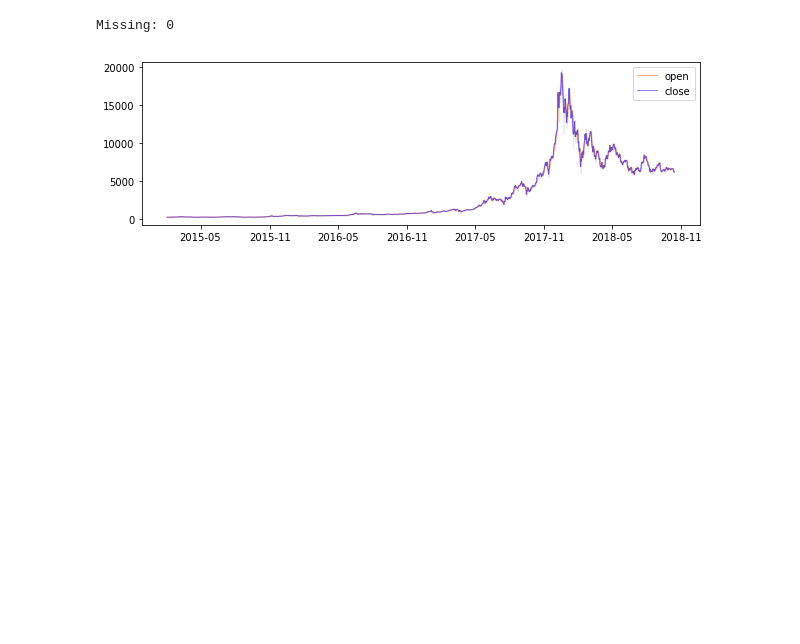
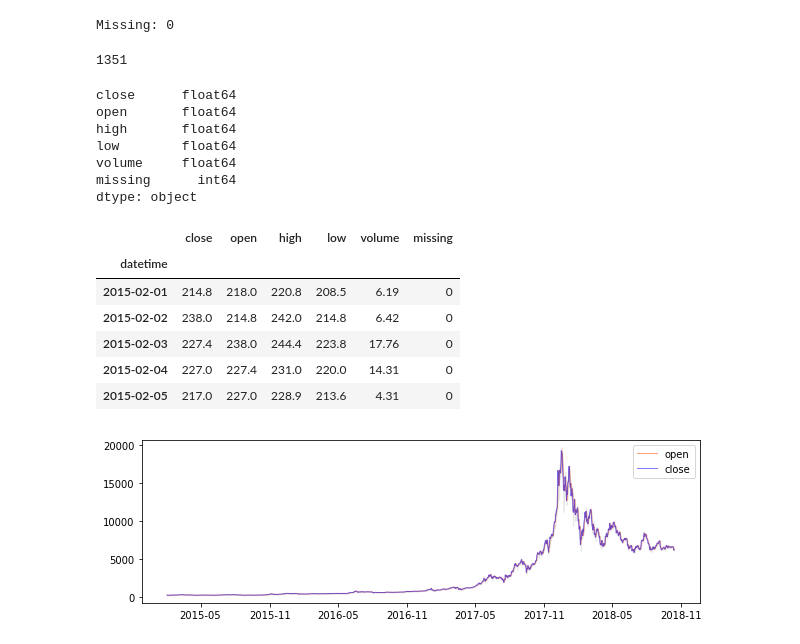
Before and after one commit to NeuronQ/udacity-capstone, a Jupyter notebook: data_cleanup/clean-btc-24h-data.ipynb, the cells around one changed output. Saved outputs shown, nothing was run; the diff lists cells and outputs as text; code cells hidden in the pictures; blank space fills up the shorter version.

```diff
--- a/data_cleanup/clean-btc-24h-data.ipynb
+++ b/data_cleanup/clean-btc-24h-data.ipynb
@@ -181,6 +178,26 @@ print('Missing:', int(data['missing'].sum()))
 # EXPECT: Missing: 0
 # %% [output]
 Missing: 0
+# %%
+dd(len(data))
+dd(data.dtypes)
+data.head()
+# %% [output]
+1351
+close      float64
+open       float64
+high       float64
+low        float64
+volume     float64
+missing      int64
+dtype: object
+|  | close | open | high | low | volume | missing |
+| datetime |  |  |  |  |  |  |
+| 2015-02-01 | 214.8 | 218.0 | 220.8 | 208.5 | 6.19 | 0 |
+| 2015-02-02 | 238.0 | 214.8 | 242.0 | 214.8 | 6.42 | 0 |
+| 2015-02-03 | 227.4 | 238.0 | 244.4 | 223.8 | 17.76 | 0 |
+| 2015-02-04 | 227.0 | 227.4 | 231.0 | 220.0 | 14.31 | 0 |
+| 2015-02-05 | 217.0 | 227.0 | 228.9 | 213.6 | 4.31 | 0 |
 # %%
 simple_plot(data, show_xlabels=False)
 # %% [output]
```
Also changed, not shown: parts of 3 cells of this notebook, 5 other files.
